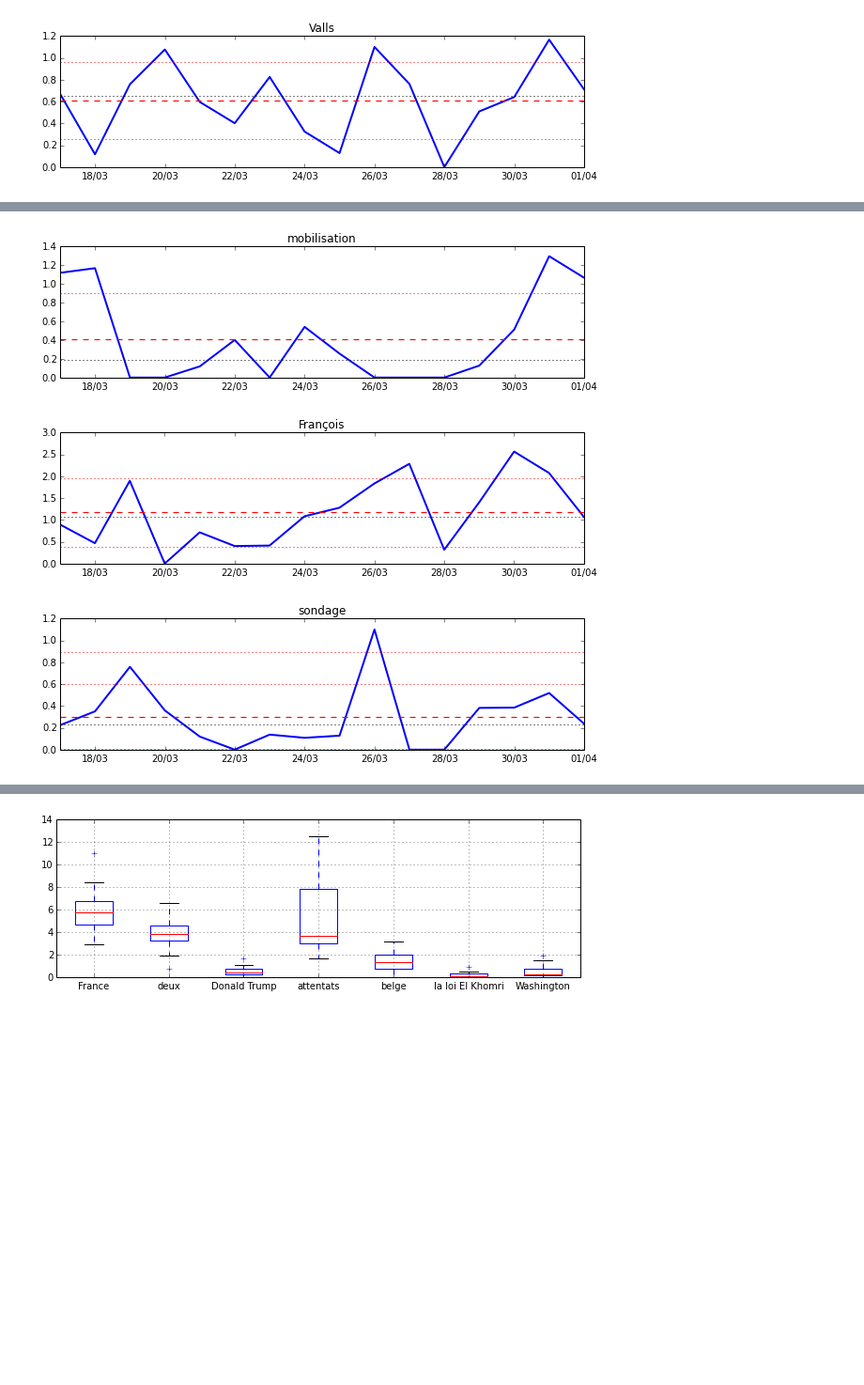
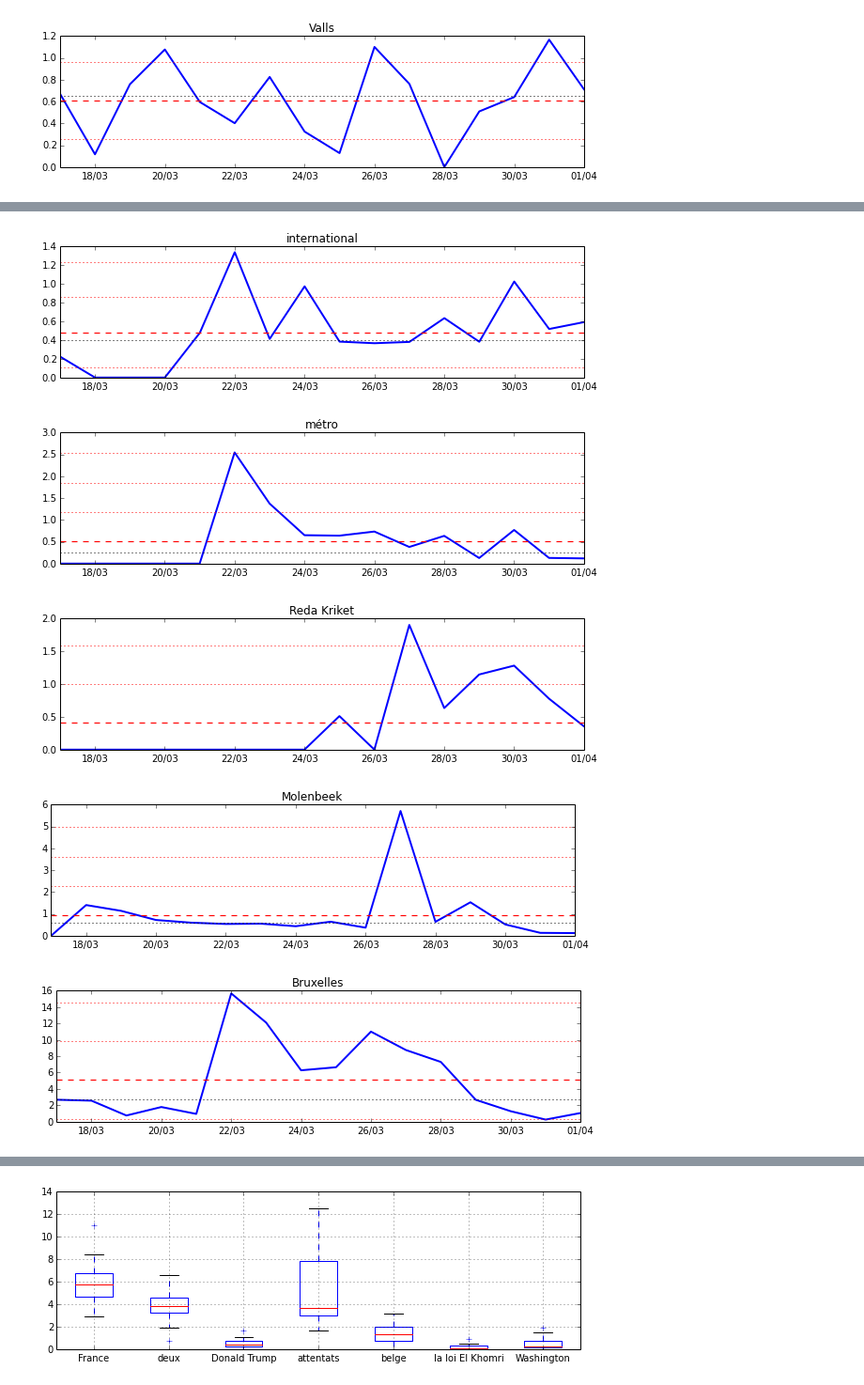
Before and after one commit to xdze2/lesMotsDesJournaux, a Jupyter notebook: byDay.ipynb, the cells around one changed output, grey strips where cells are left out. Shown at 94% size. Cells and saved outputs as stored; diff of their text form; code cells hidden in the pictures; blank space fills up the shorter version.

```diff
--- a/byDay.ipynb
+++ b/byDay.ipynb
@@ -57,26 +70,11 @@ nMots_serie.mean()
 # %%
-start_date  = datetime.strptime('16-03-2016', '%d-%m-%Y')
-
 from matplotlib.dates import DateFormatter
 formatter = DateFormatter('%d/%m')
 
+def plotTimeLine( mot ):
 
-def plotTimeLine( mot ):
-    dates_v = []
-    values_v = []
-    #mot = 'France'
-    for day, c in data_by_day[mot].items():
-        dates_v.append( getDate( day ) )
-        values_v.append( c )
+    s = seriecount( mot )
 
-    mot_serie = pd.Series( values_v, index=dates_v )
-
-    s = mot_serie / nMots_serie * 1000
-    s =  s.fillna(0)
-
-    s = s[ s.index > start_date ]
-
-    #ax = s.plot(figsize=(10, 4) )
     plt.figure(figsize=(10,2.5))
     plt.plot( s.index, s , linewidth=2 )
     plt.title(mot)
@@ -91,7 +89,7 @@ def plotTimeLine( mot ):
         plt.axhline(y=s.mean()+3*s.std(), color='r', linestyle=':')
 
     plt.axhline(y=s.median(), color='k', linestyle=':')
-
+    plt.ylim(ymin=0)
     plt.gcf().axes[0].xaxis.set_major_formatter(formatter)
     plt.show()
 # %%
@@ -125,11 +123,15 @@ plotTimeLine( u'discours')
 # %%
-plotTimeLine( u'mobilisation' )
-plotTimeLine( u'François' )
-plotTimeLine( u'sondage')
+plotTimeLine( u'international' )
+plotTimeLine( u'métro' )
+plotTimeLine( u'Reda Kriket')
+plotTimeLine( u'Molenbeek')
+plotTimeLine( u'Bruxelles')
 # %% [output]
-[figure, old version]
+[figure, new version]
-[figure, old version]
+[figure, new version]
-[figure, old version]
+[figure, new version]
+[figure, added]
+[figure, added]
 # %%
 # -- load --
 filename = './data_rss/count_global.json'
```
Also changed, not shown: parts of 28 cells of this notebook, 9 other files.
